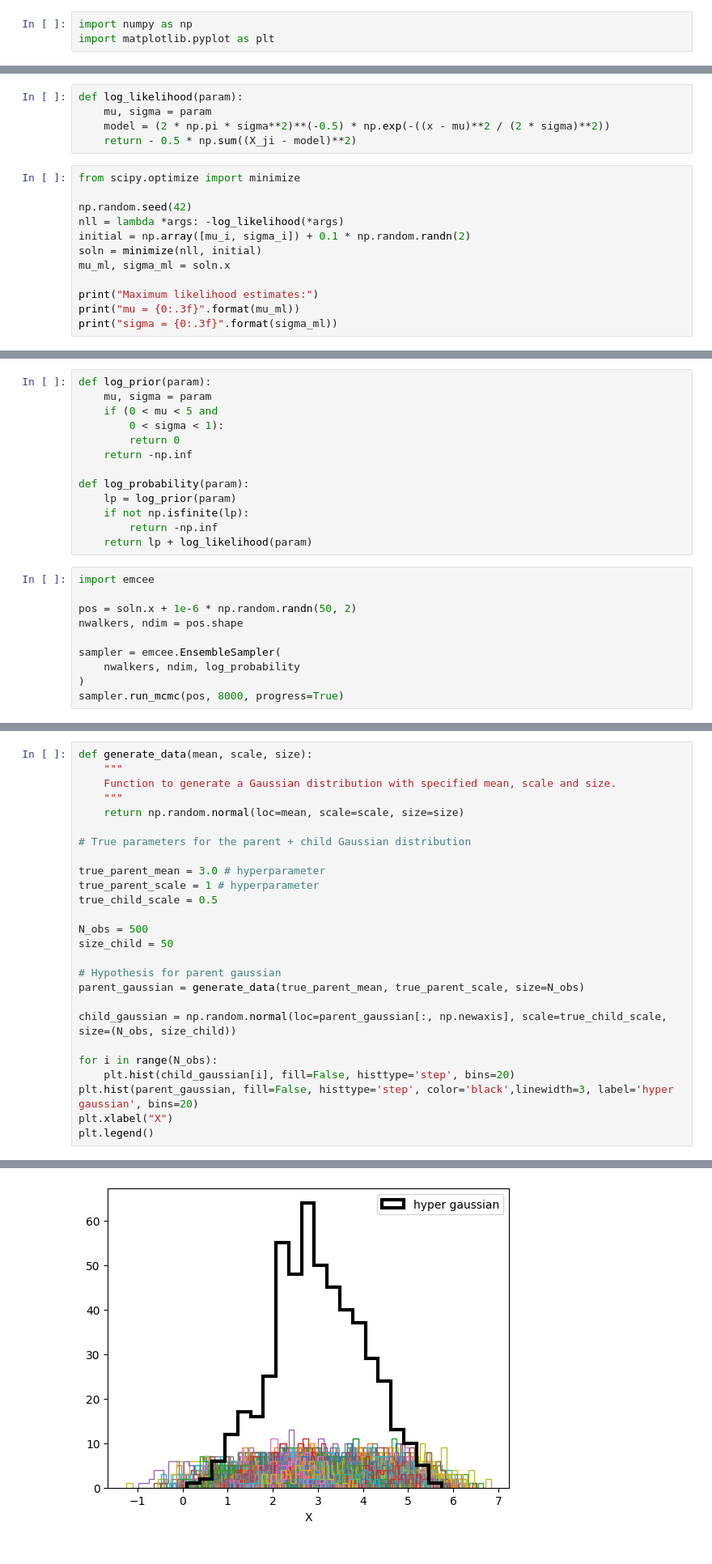
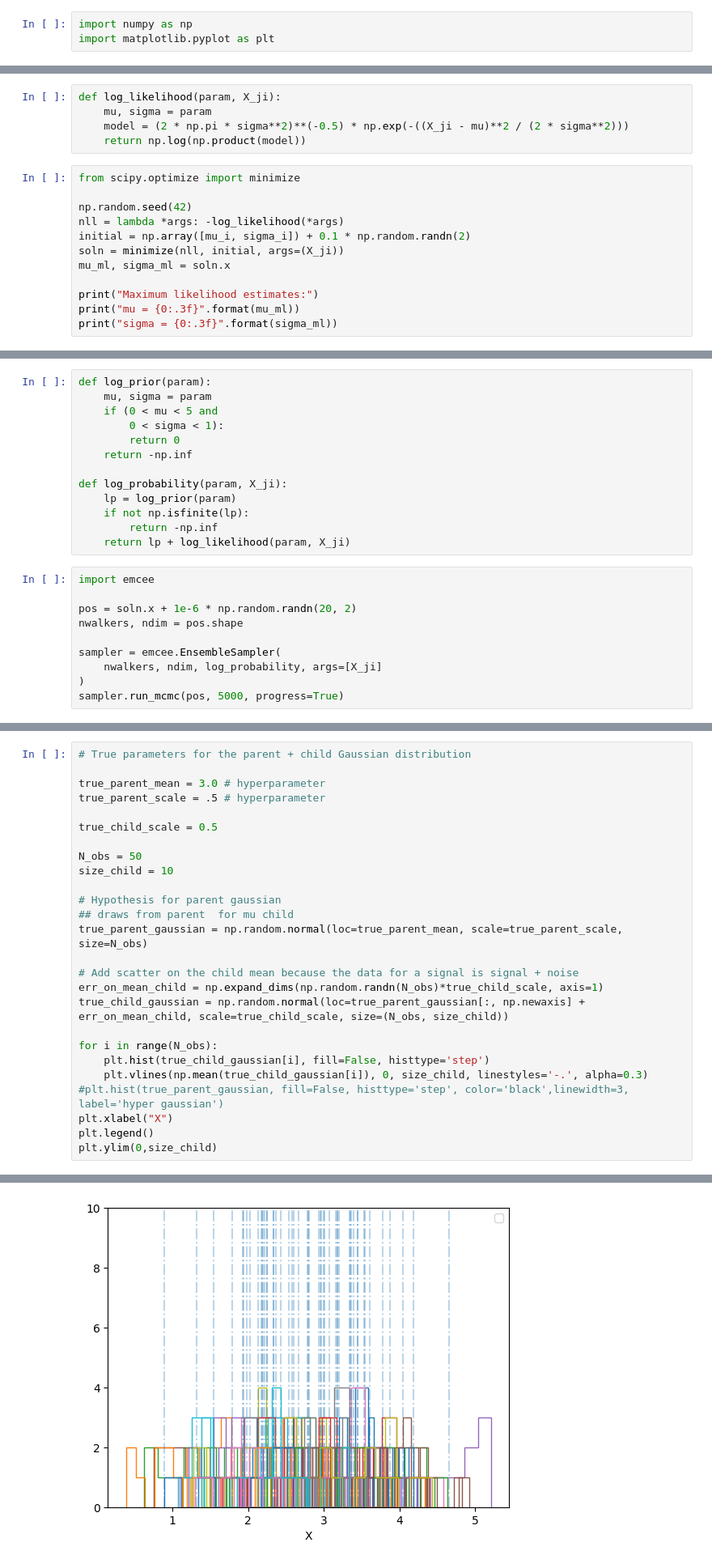
Before and after one commit to SSingh087/test-hierarchical-model, a Jupyter notebook: test-toy-HM/EMCEE tests/test-emcee-variation.ipynb, the cells around one changed output, grey strips where cells are left out. Shown at 81% size. Cells and saved outputs as stored; diff of their text form.

Commit message:
model works yay

```diff
--- a/test-toy-HM/EMCEE tests/test-emcee-variation.ipynb
+++ b/test-toy-HM/EMCEE tests/test-emcee-variation.ipynb
@@ -1752,15 +1374,15 @@ plt.plot(x, X_ji)
 # %%
-def log_likelihood(param):
+def log_likelihood(param, X_ji):
     mu, sigma = param
-    model = (2 * np.pi * sigma**2)**(-0.5) * np.exp(-((x - mu)**2 / (2 * sigma)**2))
-    return - 0.5 * np.sum((X_ji - model)**2)
+    model = (2 * np.pi * sigma**2)**(-0.5) * np.exp(-((X_ji - mu)**2 / (2 * sigma**2)))
+    return np.log(np.product(model))
 # %%
 from scipy.optimize import minimize
 
 np.random.seed(42)
 nll = lambda *args: -log_likelihood(*args)
 initial = np.array([mu_i, sigma_i]) + 0.1 * np.random.randn(2)
-soln = minimize(nll, initial)
+soln = minimize(nll, initial, args=(X_ji))
 mu_ml, sigma_ml = soln.x
 
 print("Maximum likelihood estimates:")
@@ -1778,19 +1400,19 @@ def log_prior(param):
         return 0
     return -np.inf
 
-def log_probability(param):
+def log_probability(param, X_ji):
     lp = log_prior(param)
     if not np.isfinite(lp):
         return -np.inf
-    return lp + log_likelihood(param)
+    return lp + log_likelihood(param, X_ji)
 # %%
 import emcee
 
-pos = soln.x + 1e-6 * np.random.randn(50, 2)
+pos = soln.x + 1e-6 * np.random.randn(20, 2)
 nwalkers, ndim = pos.shape
 
 sampler = emcee.EnsembleSampler(
-    nwalkers, ndim, log_probability
+    nwalkers, ndim, log_probability, args=[X_ji]
 )
-sampler.run_mcmc(pos, 8000, progress=True)
+sampler.run_mcmc(pos, 5000, progress=True)
 # %% [output]
@@ -1852,28 +1490,28 @@ import emcee
 import matplotlib.pyplot as plt
 # %%
-def generate_data(mean, scale, size):
-    """
-    Function to generate a Gaussian distribution with specified mean, scale and size.
-    """
-    return np.random.normal(loc=mean, scale=scale, size=size)
-
 # True parameters for the parent + child Gaussian distribution
 
 true_parent_mean = 3.0 # hyperparameter
-true_parent_scale = 1 # hyperparameter
+true_parent_scale = .5 # hyperparameter
+
 true_child_scale = 0.5
 
-N_obs = 500
-size_child = 50
+N_obs = 50
+size_child = 10
 
 # Hypothesis for parent gaussian
-parent_gaussian = generate_data(true_parent_mean, true_parent_scale, size=N_obs)
+## draws from parent  for mu child
+true_parent_gaussian = np.random.normal(loc=true_parent_mean, scale=true_parent_scale, size=N_obs)
 
-child_gaussian = np.random.normal(loc=parent_gaussian[:, np.newaxis], scale=true_child_scale, size=(N_obs, size_child))
+# Add scatter on the child mean because the data for a signal is signal + noise
+err_on_mean_child = np.expand_dims(np.random.randn(N_obs)*true_child_scale, axis=1)
+true_child_gaussian = np.random.normal(loc=true_parent_gaussian[:, np.newaxis] + err_on_mean_child, scale=true_child_scale, size=(N_obs, size_child))
 
 for i in range(N_obs):
-    plt.hist(child_gaussian[i], fill=False, histtype='step', bins=20)
-plt.hist(parent_gaussian, fill=False, histtype='step', color='black',linewidth=3, label='hyper gaussian', bins=20)
+    plt.hist(true_child_gaussian[i], fill=False, histtype='step')
+    plt.vlines(np.mean(true_child_gaussian[i]), 0, size_child, linestyles='-.', alpha=0.3)
+#plt.hist(true_parent_gaussian, fill=False, histtype='step', color='black',linewidth=3, label='hyper gaussian')
 plt.xlabel("X")
 plt.legend()
+plt.ylim(0,size_child)
 # %% [output]
@@ -1881 +1520 @@ plt.legend()
-[figure, old version]
+[figure, new version]
```
Also changed, not shown: parts of 62 cells of this notebook, 3 other files.
